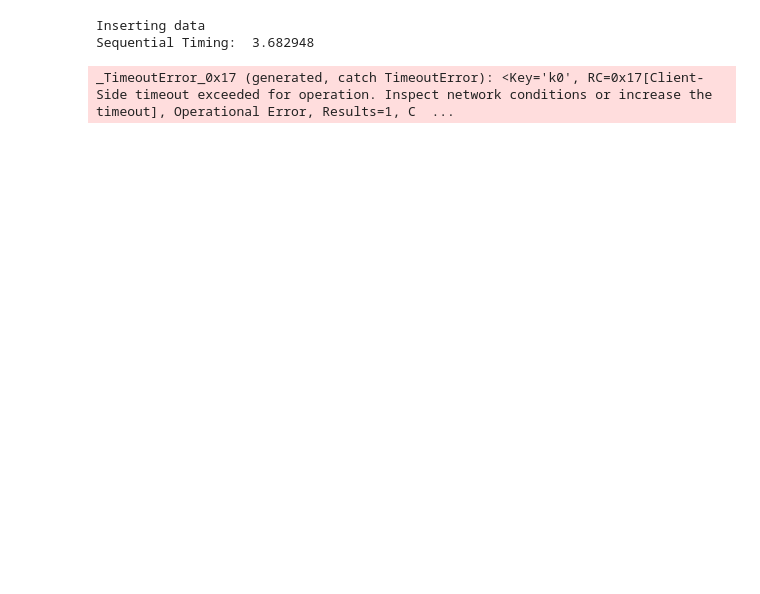
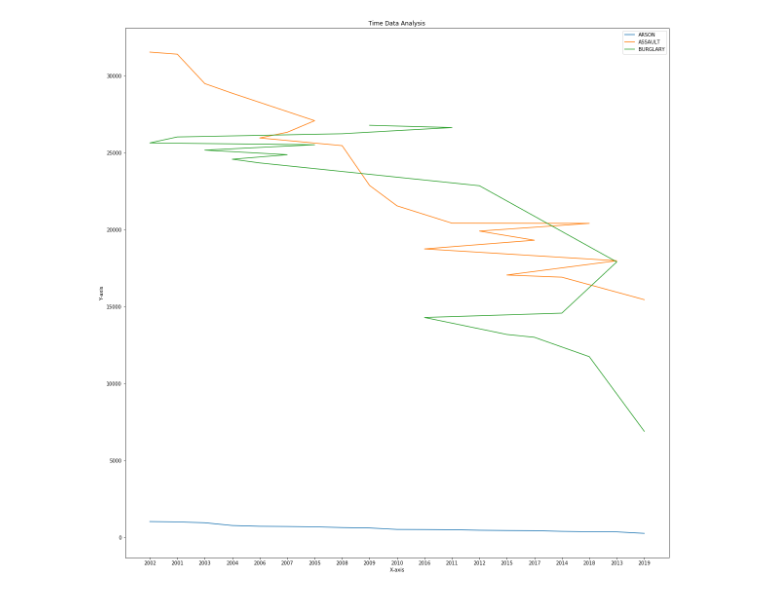
Before and after one commit to anirudhagar13/chicago-crime-analysis-bigdata, a Jupyter notebook: data_chasers_script.ipynb, the cells around one changed output. Drawn from its saved outputs; the diff is of its cells as text; code cells hidden in the pictures; blank space fills up the shorter version.

Commit message:
Time series analysis

```diff
--- a/data_chasers_script.ipynb
+++ b/data_chasers_script.ipynb
@@ -117,18 +117,19 @@ authenticator = PasswordAuthenticator('admin', 'password')
 cluster.authenticate(authenticator)
 cb = cluster.open_bucket('crime_data')
 
-# Sequential run
-start_time = datetime.datetime.now()
+# # Sequential run
+# start_time = datetime.datetime.now()
 
-print ('Inserting data')
-for index, doc in enumerate(crime_data[:2500].T.to_dict().values()):
-    doc_id = 'k' + str(index)
-    cb.upsert(doc_id, doc)
+# print ('Inserting data')
+# bulk_data = dict()
 
-end_time = datetime.datetime.now()
-print ('Sequential Timing: ', (end_time - start_time).total_seconds())
+# for index, doc in enumerate(crime_data[8001:9000].T.to_dict().values()):
+#     doc_id = 'k' + str(index)
+#     bulk_data[doc_id] = doc
+
+# cb.upsert_multi(bulk_data)
+
+# end_time = datetime.datetime.now()
+# print ('Sequential Timing: ', (end_time - start_time).total_seconds())
-# %% [output]
-Inserting data
-Sequential Timing:  3.682948
 # %%
 # Method to connect to DB and load data
@@ -146,14 +153,14 @@ def push_data(data, cb, thread_name):
 # Client code for data insertion
 import threading
 
-threads = 2
-chunk_size = 10
+threads = 500
+chunk_size = 2000
 jobs = []
 start_time = datetime.datetime.now()
 
 for i in range(0, threads):
     data = crime_data[chunk_size*i:chunk_size*(i+1)].T.to_dict().values()
-    thread = threading.Thread(target=push_data(data, cb, 'Thread:'+str(i+1)))
+    thread = threading.Thread(target=push_data(data, cb, str(i+1)))
     jobs.append(thread)
 
 # Start the threads (i.e. calculate the random number lists)
@@ -167,5 +174,44 @@ for j in jobs:
 print ("List processing complete.")
 end_time = datetime.datetime.now()
 print ('Parallel Threading Time with global connection object: ', (end_time - start_time).total_seconds())
-# %% [output]
-_TimeoutError_0x17 (generated, catch TimeoutError): <Key='k0', RC=0x17[Client-Side timeout exceeded for operation. Inspect network conditions or increase the timeout], Operational Error, Results=1, C  ...
+# %%
+# Time data analysis
+analysis_df = crime_data
+analysis_df['Year'] = analysis_df['Date'].map(lambda x: x.split()[0].split('/')[2])
+analysis_series = analysis_df.groupby('Primary Type')['Year'].value_counts()
+# %%
+# Converting into proper format
+time_data = dict()
+for index, count in analysis_series.items():
+    p_type = index[0]
+    year = index[1]
+    if p_type not in time_data:
+        time_data[p_type] = [[],[]]
+
+    # Append
+    time_data[p_type][0].append(year)
+    time_data[p_type][1].append(count)
+# %%
+# Plotting graph
+import matplotlib.pyplot as plt
+%matplotlib inline
+
+plt.figure(figsize=(20,20))
+
+#Plot a line graph
+filter_list = ['ARSON','ASSAULT','BURGLARY']
+for p_type, value in time_data.items():
+    years = value[0]
+    counts = value[1]
+    if p_type in filter_list:
+        plt.plot(years, counts, label=p_type)
+
+# Add labels and title
+plt.title("Time Data Analysis")
+plt.xlabel("X-axis")
+plt.ylabel("Y-axis")
+
+plt.legend()
+plt.show()
+# %% [output]
+[figure, added]
```
Also changed, not shown: parts of 2 cells of this notebook.
